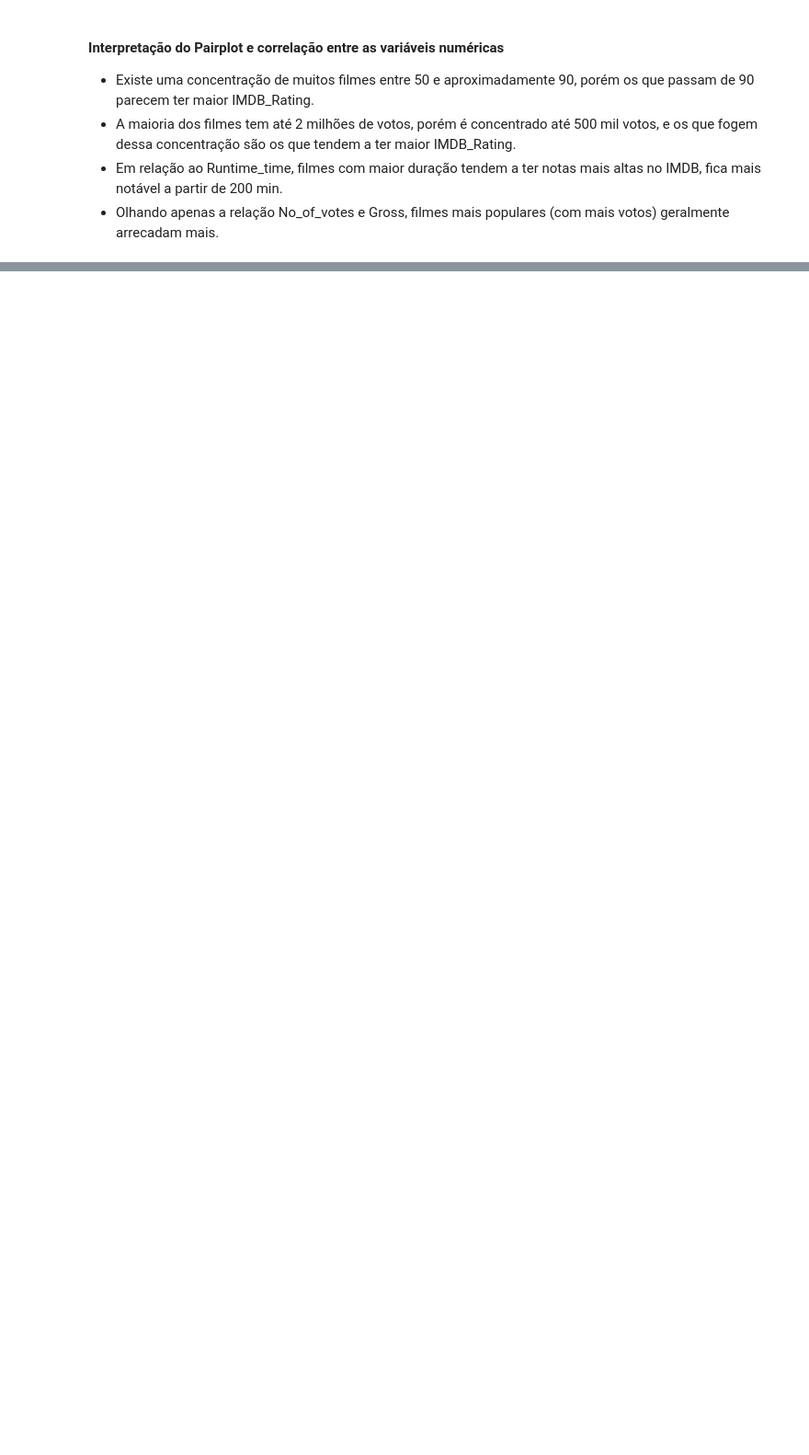
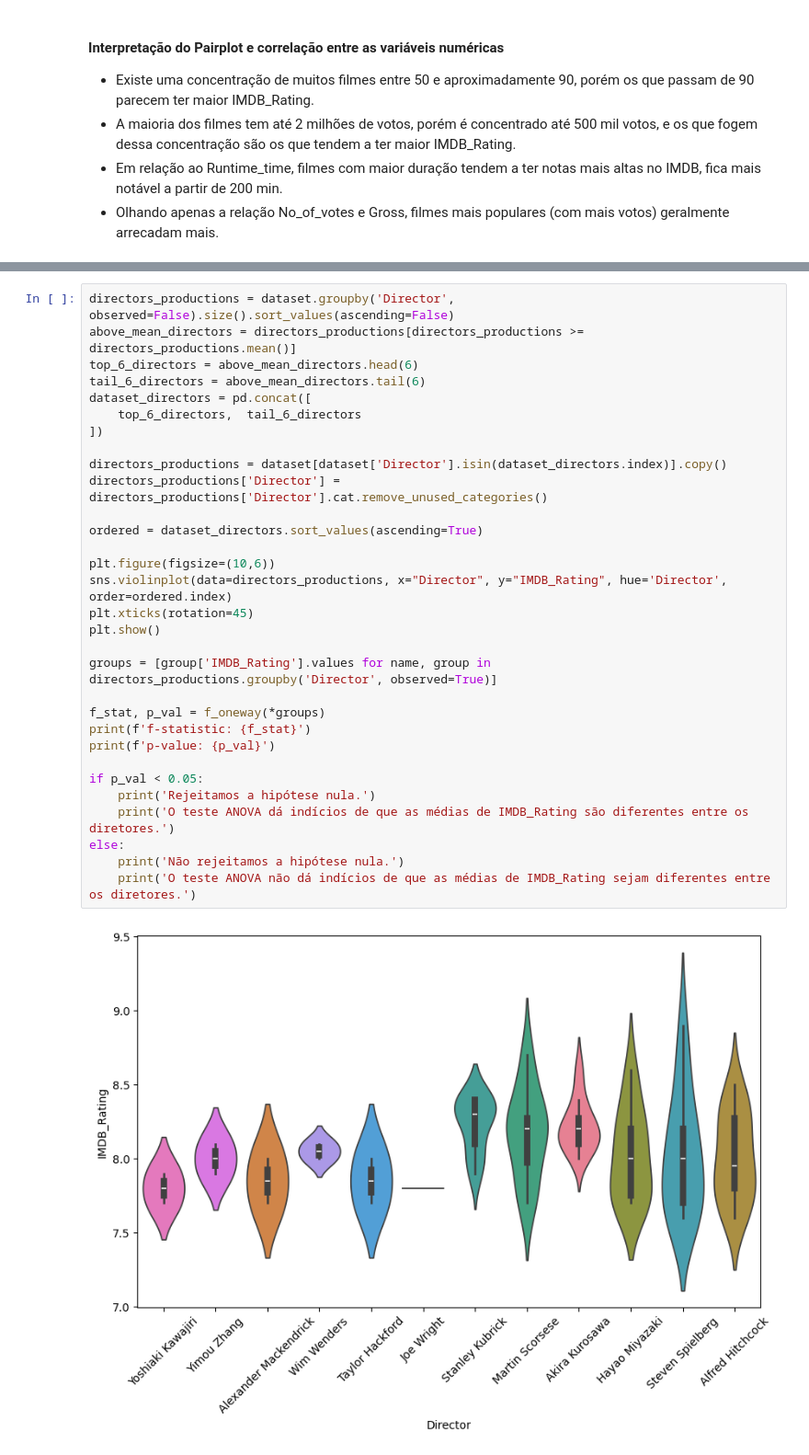
Before and after one commit to nevidomyyb/LH_CD_PEDRO_HENRIQUE_BARBOSA_DA_CUNHA, a Jupyter notebook: challenge.ipynb, the cells around one changed output, grey strips where cells are left out. Shown at 92% size. Cells and saved outputs as stored; diff of their text form; blank space fills up the shorter version.

```diff
--- a/challenge.ipynb
+++ b/challenge.ipynb
@@ -172,0 +235,33 @@ O teste ANOVA não dá indícios de que as médias de IMDB_Rating sejam diferent
+# %%
+directors_productions = dataset.groupby('Director', observed=False).size().sort_values(ascending=False)
+above_mean_directors = directors_productions[directors_productions >= directors_productions.mean()]
+top_6_directors = above_mean_directors.head(6)
+tail_6_directors = above_mean_directors.tail(6)
+dataset_directors = pd.concat([
+    top_6_directors,  tail_6_directors
+])
+
+directors_productions = dataset[dataset['Director'].isin(dataset_directors.index)].copy()
+directors_productions['Director'] = directors_productions['Director'].cat.remove_unused_categories()
+
+ordered = dataset_directors.sort_values(ascending=True)
+
+plt.figure(figsize=(10,6))
+sns.violinplot(data=directors_productions, x="Director", y="IMDB_Rating", hue='Director', order=ordered.index)
+plt.xticks(rotation=45)
+plt.show()
+
+groups = [group['IMDB_Rating'].values for name, group in directors_productions.groupby('Director', observed=True)]
+
+f_stat, p_val = f_oneway(*groups)
+print(f'f-statistic: {f_stat}')
+print(f'p-value: {p_val}')
+
+if p_val < 0.05:
+    print('Rejeitamos a hipótese nula.')
+    print('O teste ANOVA dá indícios de que as médias de IMDB_Rating são diferentes entre os diretores.')
+else:
+    print('Não rejeitamos a hipótese nula.')
+    print('O teste ANOVA não dá indícios de que as médias de IMDB_Rating sejam diferentes entre os diretores.')
+# %% [output]
+[figure, added]
```
Also changed, not shown: parts of 17 cells of this notebook.
